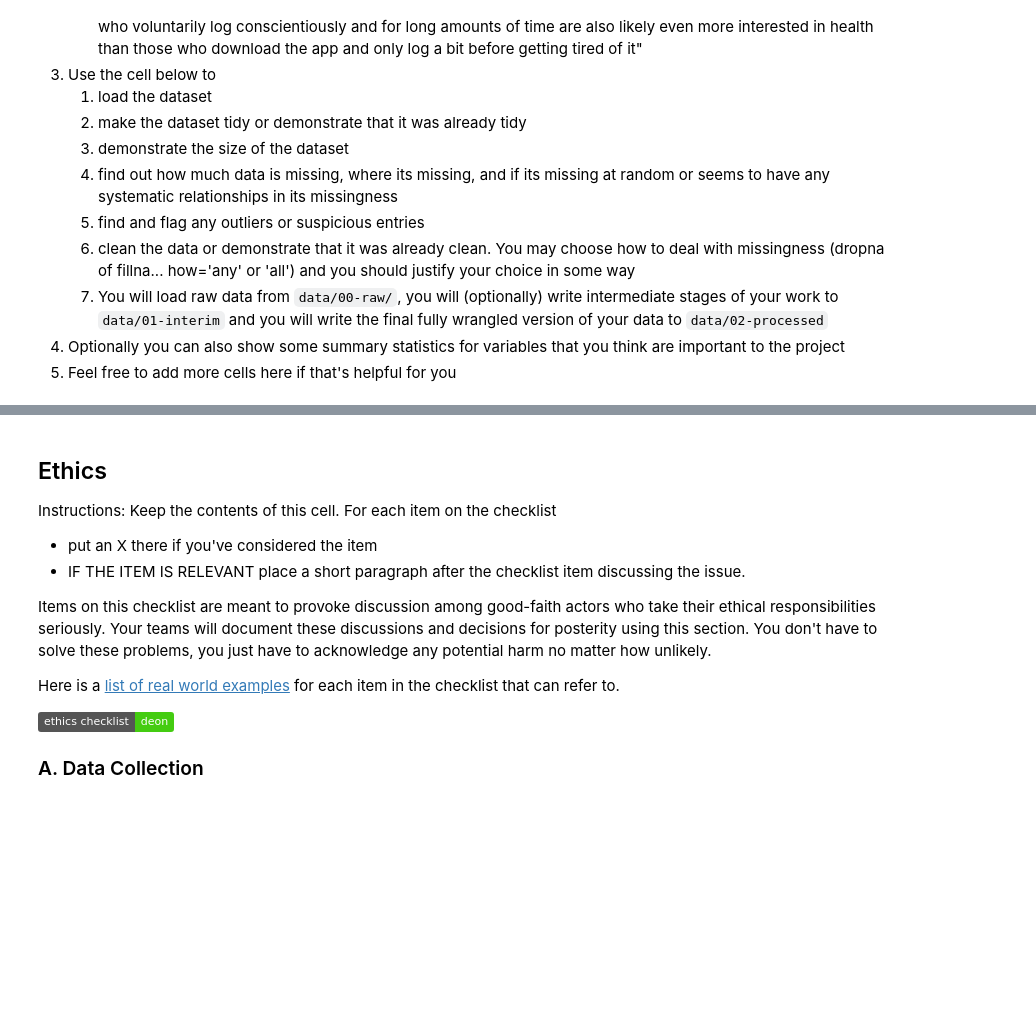
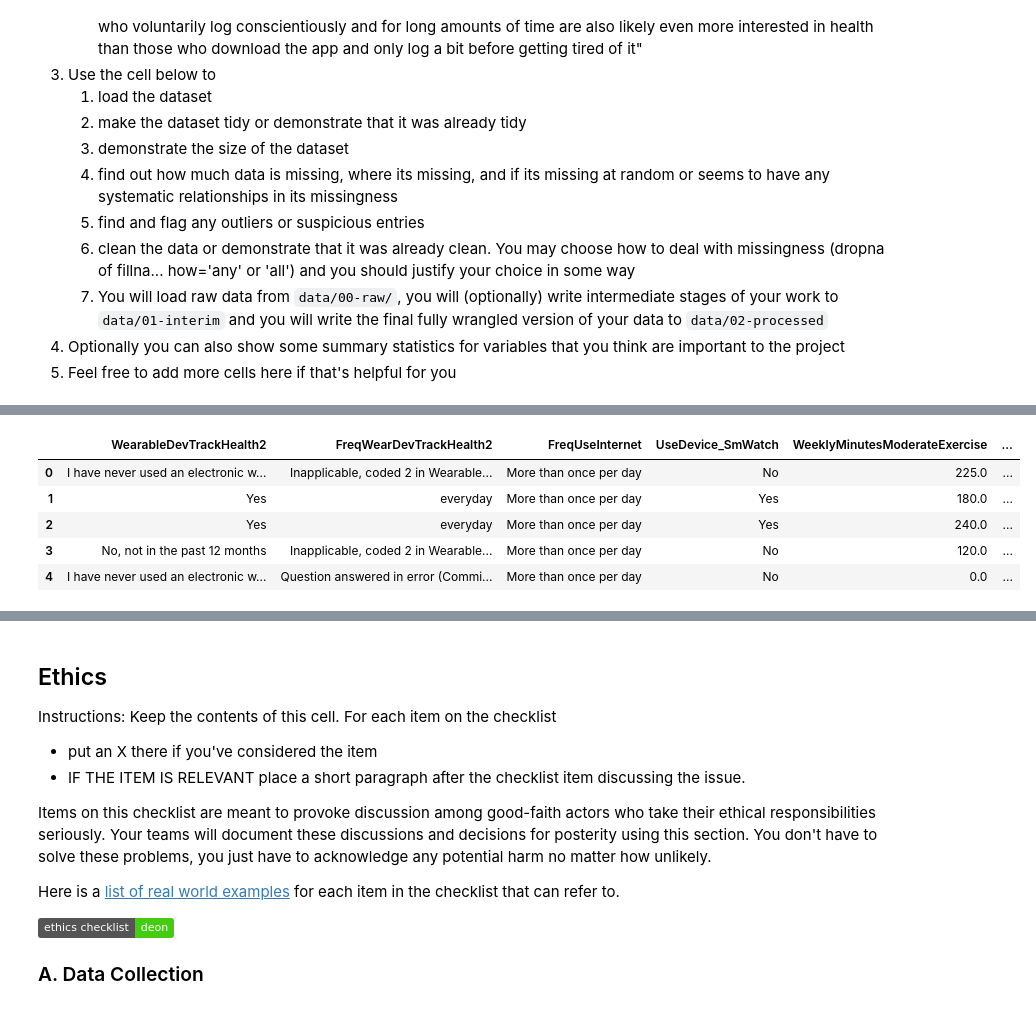
Before and after one commit to COGS108/Group-SP26-104, a Jupyter notebook: 01-DataCheckpoint.ipynb, the cells around one changed output, grey strips where cells are left out. Drawn from its saved outputs; the diff is of its cells as text; code cells hidden in the pictures; badges without logos; blank space fills up the shorter version.

```diff
--- a/01-DataCheckpoint.ipynb
+++ b/01-DataCheckpoint.ipynb
@@ -151,0 +209,32 @@ Instructions:
+# %%
+cols = [
+    'WearableDevTrackHealth2',
+    'FreqWearDevTrackHealth2',
+    'FreqUseInternet',
+    'UseDevice_SmWatch',
+    'WeeklyMinutesModerateExercise',
+    'IncomeRanges_IMP',
+    'OwnAbilityTakeCareHealth',
+    'phq4',
+    'Age',
+    'BirthSex',
+    'RaceEthn5',
+    'RaceEthn',
+    'Hisp_Cat',
+    'CENSREG',
+    'RUC2013',
+    'MaritalStatus',
+    'PoliticalViewpoint',
+    'SexualOrientation_Recode',
+    'EducA'
+]
+
+df_sub = df[cols]
+df_sub.head()
+# %% [output]
+|  | WearableDevTrackHealth2 | FreqWearDevTrackHealth2 | FreqUseInternet | UseDevice_SmWatch | WeeklyMinutesModerateExercise | ... |
+| 0 | I have never used an electronic w... | Inapplicable, coded 2 in Wearable... | More than once per day | No | 225.0 | ... |
+| 1 | Yes | everyday | More than once per day | Yes | 180.0 | ... |
+| 2 | Yes | everyday | More than once per day | Yes | 240.0 | ... |
+| 3 | No, not in the past 12 months | Inapplicable, coded 2 in Wearable... | More than once per day | No | 120.0 | ... |
+| 4 | I have never used an electronic w... | Question answered in error (Commi... | More than once per day | No | 0.0 | ... |
```
Also changed, not shown: parts of 13 cells of this notebook, 2 other files.
